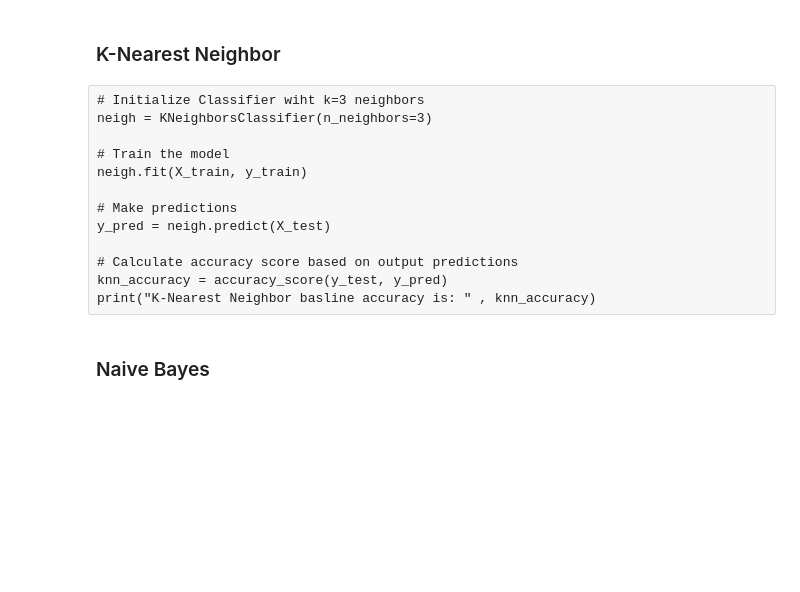
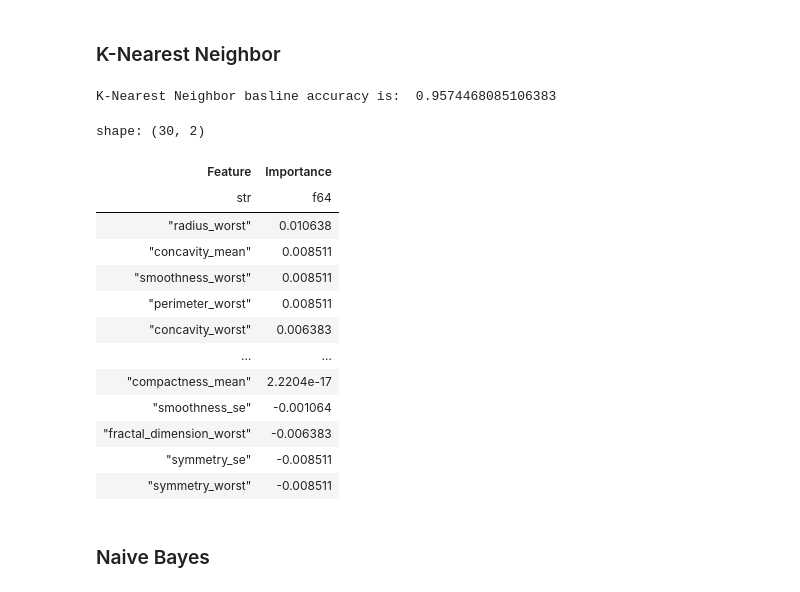
Before and after one commit to JanPhilippBittner/model_engineering, a Jupyter notebook: first_explore.ipynb, the cells around one changed output. Cells and saved outputs as stored; diff of their text form; code cells hidden in the pictures; blank space fills up the shorter version.

```diff
--- a/first_explore.ipynb
+++ b/first_explore.ipynb
@@ -157,6 +166,10 @@ X = df.select(
     pl.exclude(["diagnosis"])
 )
 y = df.select(pl.col("diagnosis"))
+
+
+# Save feature names
+feature_names = X.columns
 
 # Create train/test-split
 X_train, X_test, y_train, y_test = train_test_split(X, y ,test_size=0.33, random_state=42)
@@ -237,16 +250,42 @@ df_reduced_multi_col = df.select(
 # Create Baseline Models
 # %% [markdown]
 ### K-Nearest Neighbor
-# %% [raw]
-# Initialize Classifier wiht k=3 neighbors
-neigh = KNeighborsClassifier(n_neighbors=3)
-
-# Train the model
-neigh.fit(X_train, y_train)
-
-# Make predictions
-y_pred = neigh.predict(X_test)
-
-# Calculate accuracy score based on output predictions
-knn_accuracy = accuracy_score(y_test, y_pred)
-print("K-Nearest Neighbor basline accuracy is: " , knn_accuracy)
+# %%
+# Initialize Classifier wiht k=3 neighbors
+neigh = KNeighborsClassifier(n_neighbors=3)
+
+# Train the model
+neigh.fit(X_train, y_train)
+
+# Make predictions
+y_pred = neigh.predict(X_test)
+
+# Calculate accuracy score based on output predictions
+knn_accuracy = accuracy_score(y_test, y_pred)
+print("K-Nearest Neighbor basline accuracy is: " , knn_accuracy)
+# %% [output]
+K-Nearest Neighbor basline accuracy is:  0.9574468085106383
+# %%
+knn_perm_importance = permutation_importance(neigh, X_test, y_test, scoring="accuracy")
+knn_importances = knn_perm_importance.importances_mean
+
+# Convert to DataFrame for better visualization
+knn_feature_importance_df = pl.LazyFrame({"Feature": feature_names, "Importance": knn_importances})
+knn_feature_importance_df.sort(by="Importance", descending=True).collect()
+
+#knn_feature_importance_df.collect()
+# %% [output]
+shape: (30, 2)
+| Feature | Importance |
+| str | f64 |
+| "radius_worst" | 0.010638 |
+| "concavity_mean" | 0.008511 |
+| "smoothness_worst" | 0.008511 |
+| "perimeter_worst" | 0.008511 |
+| "concavity_worst" | 0.006383 |
+| … | … |
+| "compactness_mean" | 2.2204e-17 |
+| "smoothness_se" | -0.001064 |
+| "fractal_dimension_worst" | -0.006383 |
+| "symmetry_se" | -0.008511 |
+| "symmetry_worst" | -0.008511 |
```
Also changed, not shown: parts of 51 cells of this notebook.
